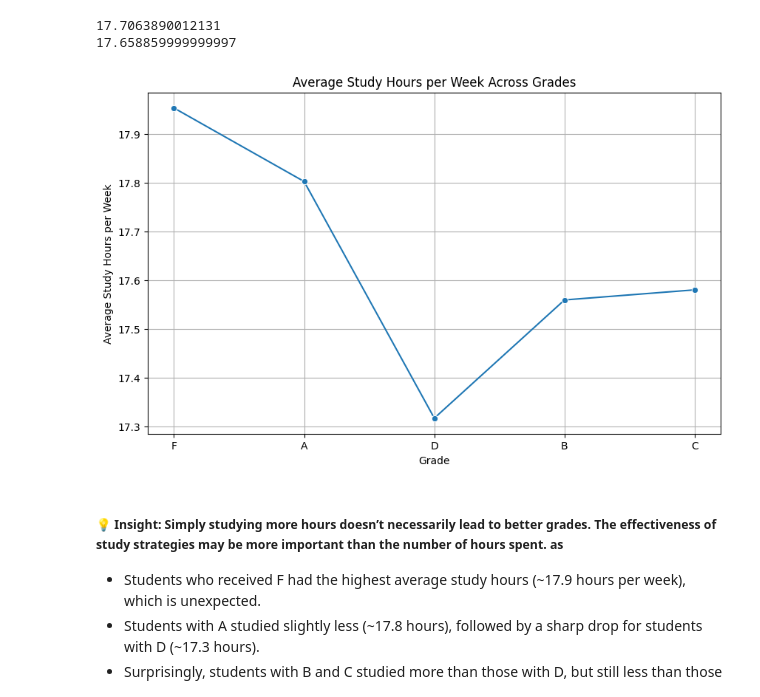
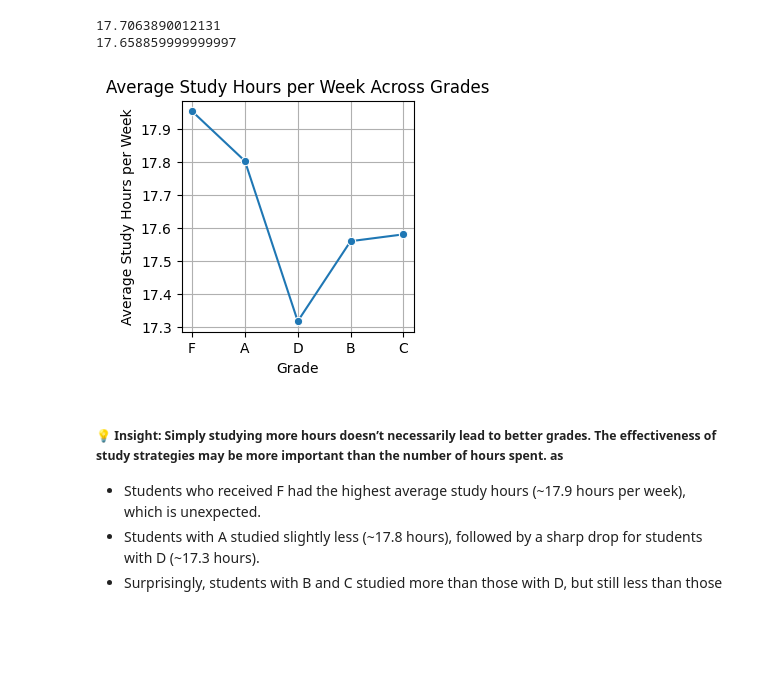
Before and after one commit to AbdallahGasem/Student-Performance-Analysis, a Jupyter notebook: EDA.ipynb, the cells around one changed output. Drawn from its saved outputs; the diff is of its cells as text; code cells hidden in the pictures; blank space fills up the shorter version.

```diff
--- a/EDA.ipynb
+++ b/EDA.ipynb
@@ -1065,15 +1074,15 @@ print(studs_df_cleaned["Study_Hours_per_Week"].mean())
 17.658859999999997
 # %%
 # Study Hours vs Grade
-plt.figure(figsize=(10, 6))
+plt.figure(figsize=(3, 3))
 sns.lineplot(x='Grade', y='Study_Hours_per_Week', data=studs_df_cleaned, estimator='mean', marker='o', errorbar=None)
 plt.title('Average Study Hours per Week Across Grades')
 plt.xlabel('Grade')
 plt.ylabel('Average Study Hours per Week')
 plt.grid(True)
 plt.show()
 # %% [output]
-[figure, old version]
+[figure, new version]
 # %% [markdown]
 ##### 💡 **Insight:** Simply studying more hours doesn’t necessarily lead to better grades. The effectiveness of study strategies may be more important than the number of hours spent. as
 - Students who received F had the highest average study hours (~17.9 hours per week), which is unexpected.
```
Also changed, not shown: parts of 9 cells of this notebook, 4 other files.
